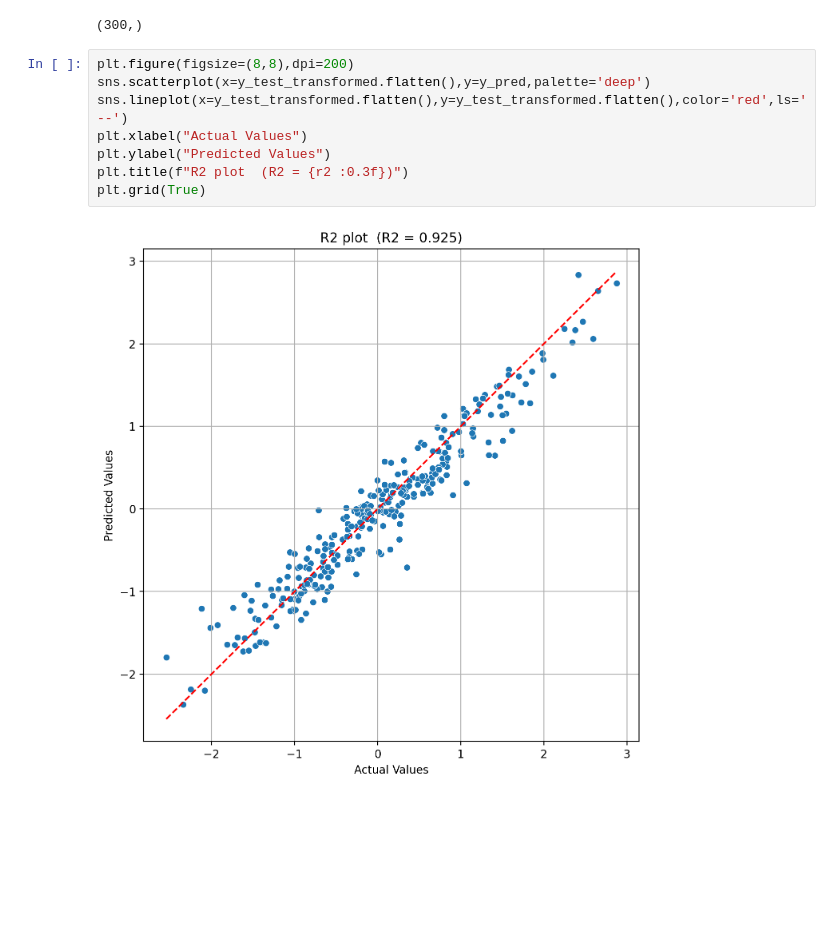
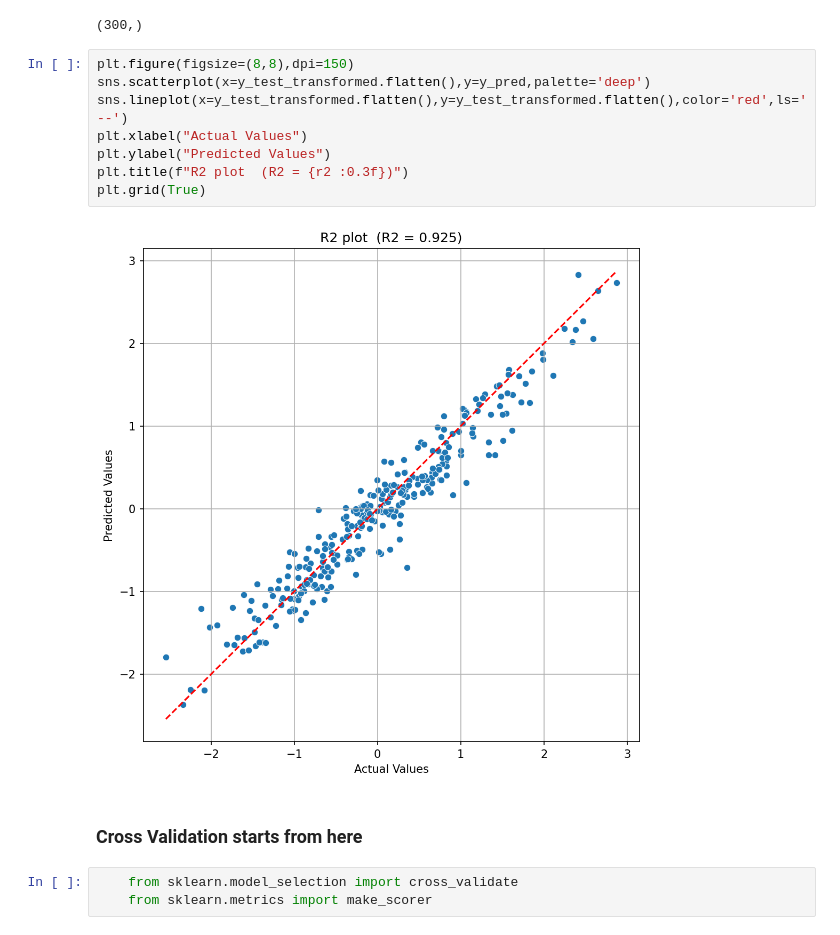
Before and after one commit to PiyushSol/JMIPRACTICALS, a Jupyter notebook: AIMLPrac/MLPregressor.ipynb, the cells around one changed output. Drawn from its saved outputs; the diff is of its cells as text; blank space fills up the shorter version.

```diff
--- a/AIMLPrac/MLPregressor.ipynb
+++ b/AIMLPrac/MLPregressor.ipynb
@@ -165,12 +162,17 @@ y_pred.shape
 # %% [output]
 (300,)
 # %%
-plt.figure(figsize=(8,8),dpi=200)
+plt.figure(figsize=(8,8),dpi=150)
 sns.scatterplot(x=y_test_transformed.flatten(),y=y_pred,palette='deep')
 sns.lineplot(x=y_test_transformed.flatten(),y=y_test_transformed.flatten(),color='red',ls='--')
 plt.xlabel("Actual Values")
 plt.ylabel("Predicted Values")
 plt.title(f"R2 plot  (R2 = {r2 :0.3f})")
 plt.grid(True)
 # %% [output]
-[figure, old version]
+[figure, new version]
+# %% [markdown]
+### Cross Validation starts from here
+# %%
+    from sklearn.model_selection import cross_validate
+    from sklearn.metrics import make_scorer
```
Also changed, not shown: parts of 18 cells of this notebook.
